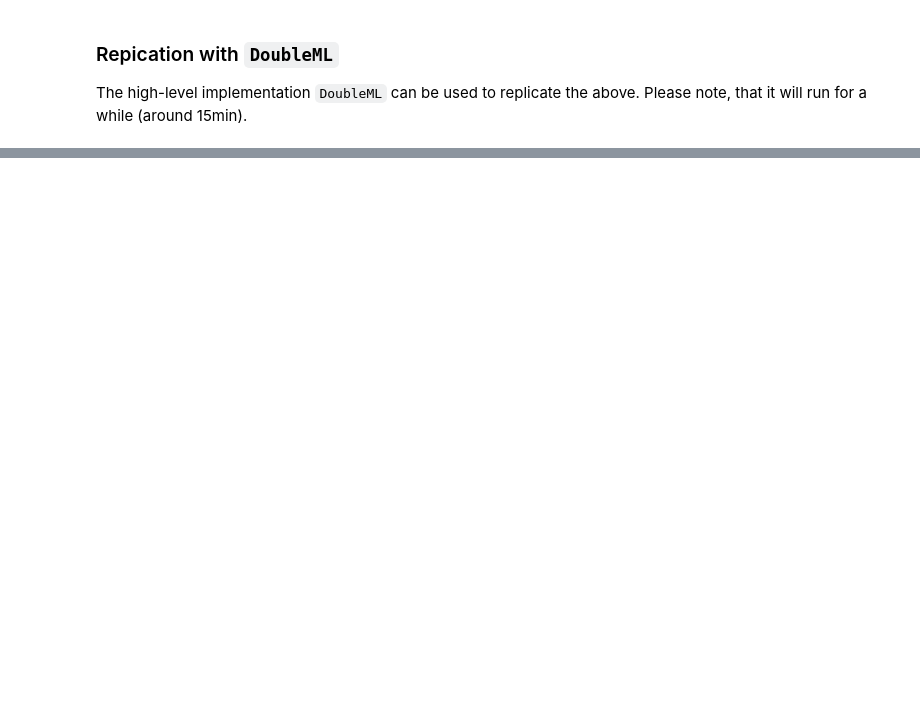
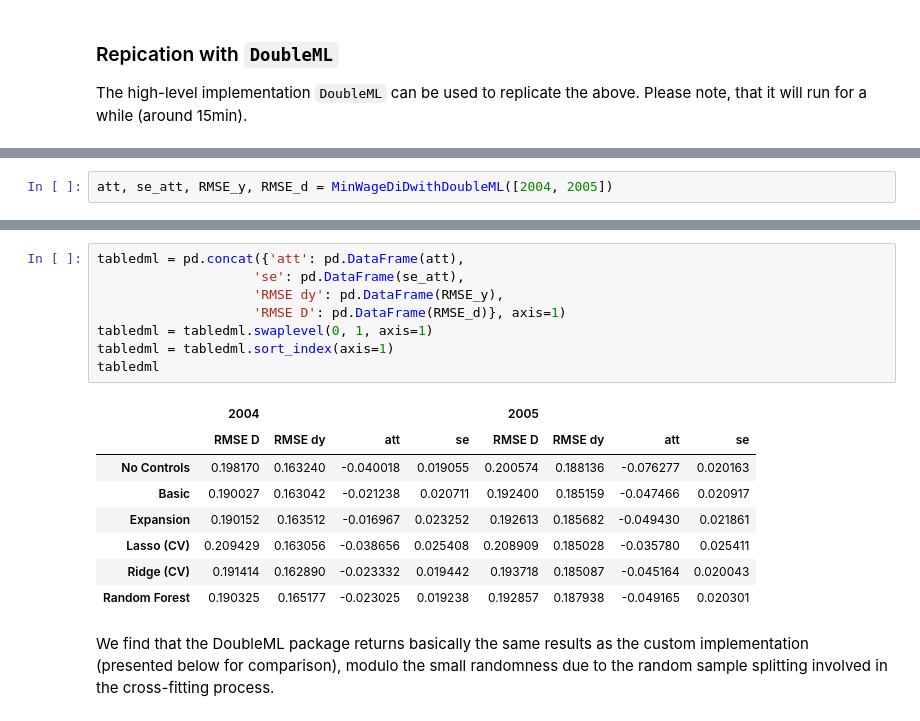
Before and after one commit to CausalAIBook/MetricsMLNotebooks, a Jupyter notebook: T/T-3 Diff-in-Diff Minimum Wage Example.ipynb, the cells around one changed output, grey strips where cells are left out. Cells and saved outputs as stored; diff of their text form; blank space fills up the shorter version.

```diff
--- a/T/T-3 Diff-in-Diff Minimum Wage Example.ipynb
+++ b/T/T-3 Diff-in-Diff Minimum Wage Example.ipynb
@@ -775,0 +455,2 @@ Here we see broad agreement across all methods in the sense of returning point e
+# %%
+att, se_att, RMSE_y, RMSE_d = MinWageDiDwithDoubleML([2004, 2005])
@@ -775,0 +472,19 @@ Here we see broad agreement across all methods in the sense of returning point e
+# %%
+tabledml = pd.concat({'att': pd.DataFrame(att),
+                    'se': pd.DataFrame(se_att),
+                    'RMSE dy': pd.DataFrame(RMSE_y),
+                    'RMSE D': pd.DataFrame(RMSE_d)}, axis=1)
+tabledml = tabledml.swaplevel(0, 1, axis=1)
+tabledml = tabledml.sort_index(axis=1)
+tabledml
+# %% [output]
+|  | 2004 |  |  |  | 2005 |  |  |  |
+|  | RMSE D | RMSE dy | att | se | RMSE D | RMSE dy | att | se |
+| No Controls | 0.198170 | 0.163240 | -0.040018 | 0.019055 | 0.200574 | 0.188136 | -0.076277 | 0.020163 |
+| Basic | 0.190027 | 0.163042 | -0.021238 | 0.020711 | 0.192400 | 0.185159 | -0.047466 | 0.020917 |
+| Expansion | 0.190152 | 0.163512 | -0.016967 | 0.023252 | 0.192613 | 0.185682 | -0.049430 | 0.021861 |
+| Lasso (CV) | 0.209429 | 0.163056 | -0.038656 | 0.025408 | 0.208909 | 0.185028 | -0.035780 | 0.025411 |
+| Ridge (CV) | 0.191414 | 0.162890 | -0.023332 | 0.019442 | 0.193718 | 0.185087 | -0.045164 | 0.020043 |
+| Random Forest | 0.190325 | 0.165177 | -0.023025 | 0.019238 | 0.192857 | 0.187938 | -0.049165 | 0.020301 |
+# %% [markdown]
+We find that the DoubleML package returns basically the same results as the custom implementation (presented below for comparison), modulo the small randomness due to the random sample splitting involved in the cross-fitting process.
```
Also changed, not shown: parts of 48 cells of this notebook.
